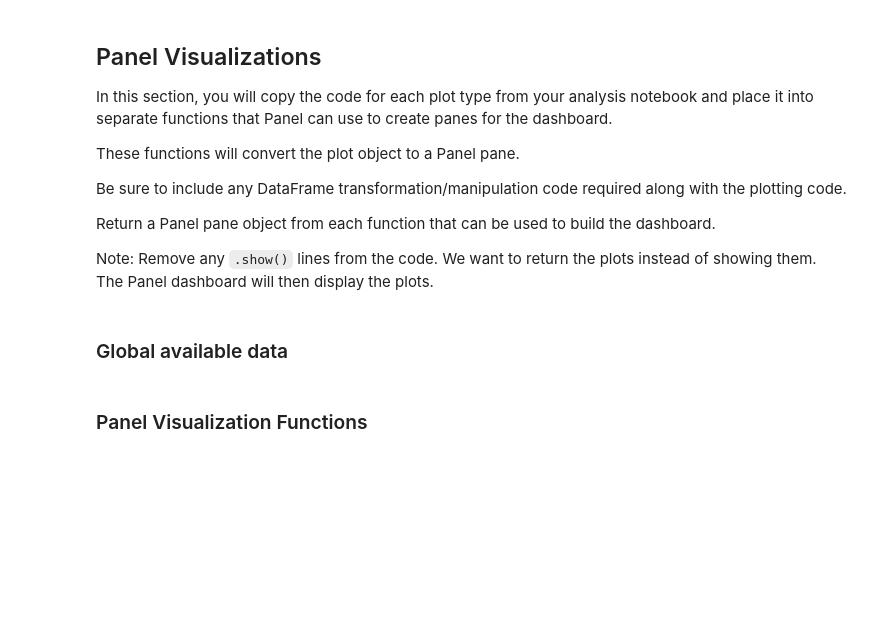
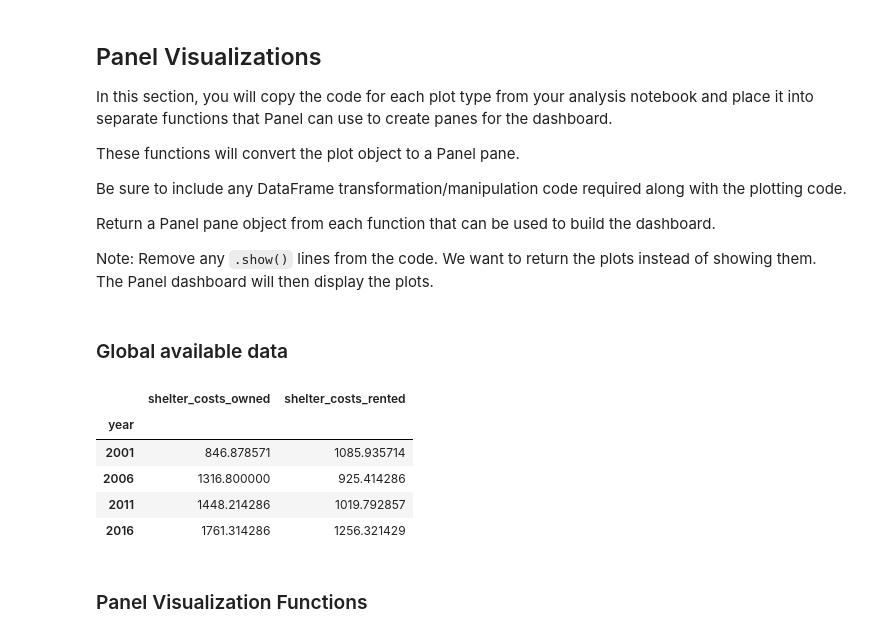
Before and after one commit to simran1407/Pyviz_homework, a Jupyter notebook: dashboard.ipynb, the cells around one changed output. Drawn from its saved outputs; the diff is of its cells as text; code cells hidden in the pictures; blank space fills up the shorter version.

```diff
--- a/dashboard.ipynb
+++ b/dashboard.ipynb
@@ -36,10 +36,10 @@ px.set_mapbox_access_token(map_box_api)
 # Import Data
 # %%
 # Import the CSVs to Pandas DataFrames
-file_path = Path("Data/toronto_neighbourhoods_census_data.csv")
+file_path = Path("toronto_neighbourhoods_census_data.csv")
 to_data = pd.read_csv(file_path, index_col="year")
 
-file_path = Path("Data/toronto_neighbourhoods_coordinates.csv")
+file_path = Path("toronto_neighbourhoods_coordinates.csv")
 df_neighbourhood_locations = pd.read_csv(file_path)
 # %% [markdown]
 - - -
@@ -59,12 +59,34 @@ Note: Remove any `.show()` lines from the code. We want to return the plots inst
 ### Global available data
 # %%
 # Getting the data from the top 10 expensive neighbourhoods
-# YOUR CODE HERE!
+
+dwelling_types=[
+    "single_detached_house",
+    "apartment_five_storeys_plus",
+    "movable_dwelling",
+    "semi_detached_house",
+    "row_house",
+    "duplex",
+    "apartment_five_storeys_less",
+    "other_house"]
+df_expensive_neighbourhoods=to_data.groupby(by="neighbourhood").mean()
+df_expensive_neighbourhoods=df_expensive_neighbourhoods.sort_values(by="average_house_value",ascending=False).head(10)
+df_expensive_neighbourhoods=df_expensive_neighbourhoods.reset_index()
 
 # Calculate the mean number of dwelling types units per year
-# YOUR CODE HERE!
+df_dwelling_types=to_data[dwelling_types].groupby(to_data.index).sum()
 
 # Calculate the average monthly shelter costs for owned and rented dwellings
-# YOUR CODE HERE!
+df_average_shelter_costs=(
+    to_data[["shelter_costs_owned","shelter_costs_rented"]].groupby([to_data.index]).mean())
+
+df_average_shelter_costs
+# %% [output]
+|  | shelter_costs_owned | shelter_costs_rented |
+| year |  |  |
+| 2001 | 846.878571 | 1085.935714 |
+| 2006 | 1316.800000 | 925.414286 |
+| 2011 | 1448.214286 | 1019.792857 |
+| 2016 | 1761.314286 | 1256.321429 |
 # %% [markdown]
 ### Panel Visualization Functions
```
Also changed, not shown: parts of 4 cells of this notebook, 1 other file.
